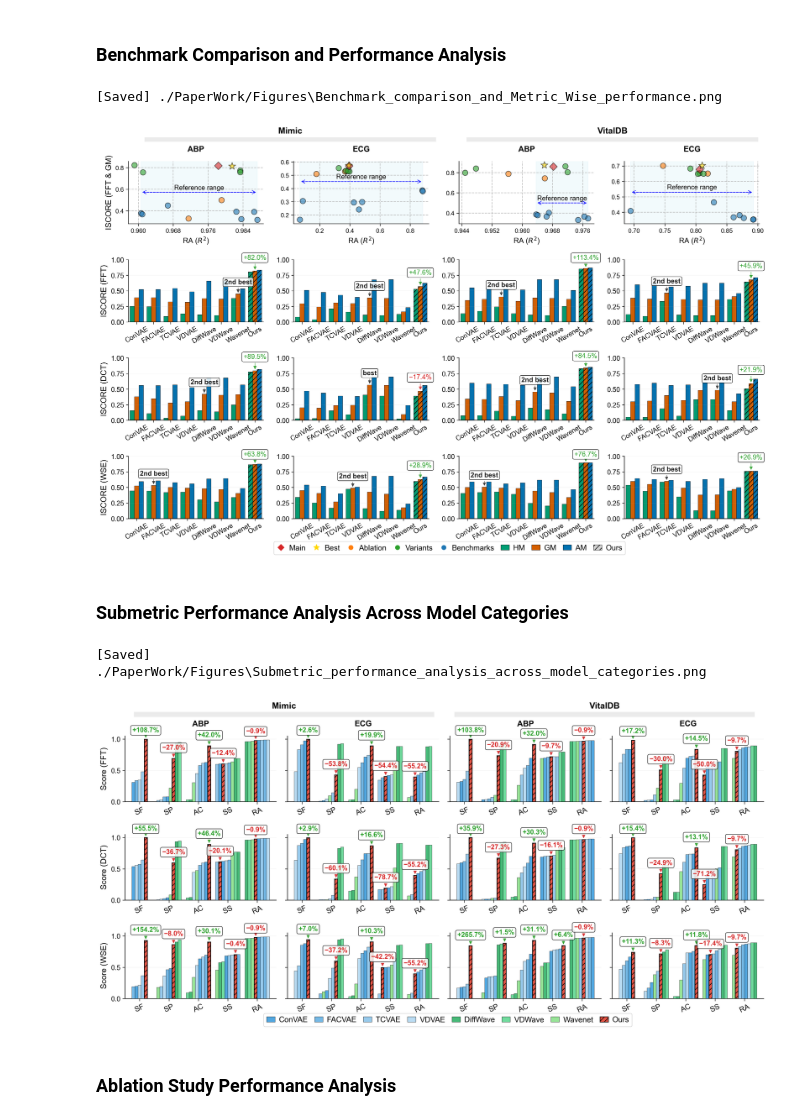
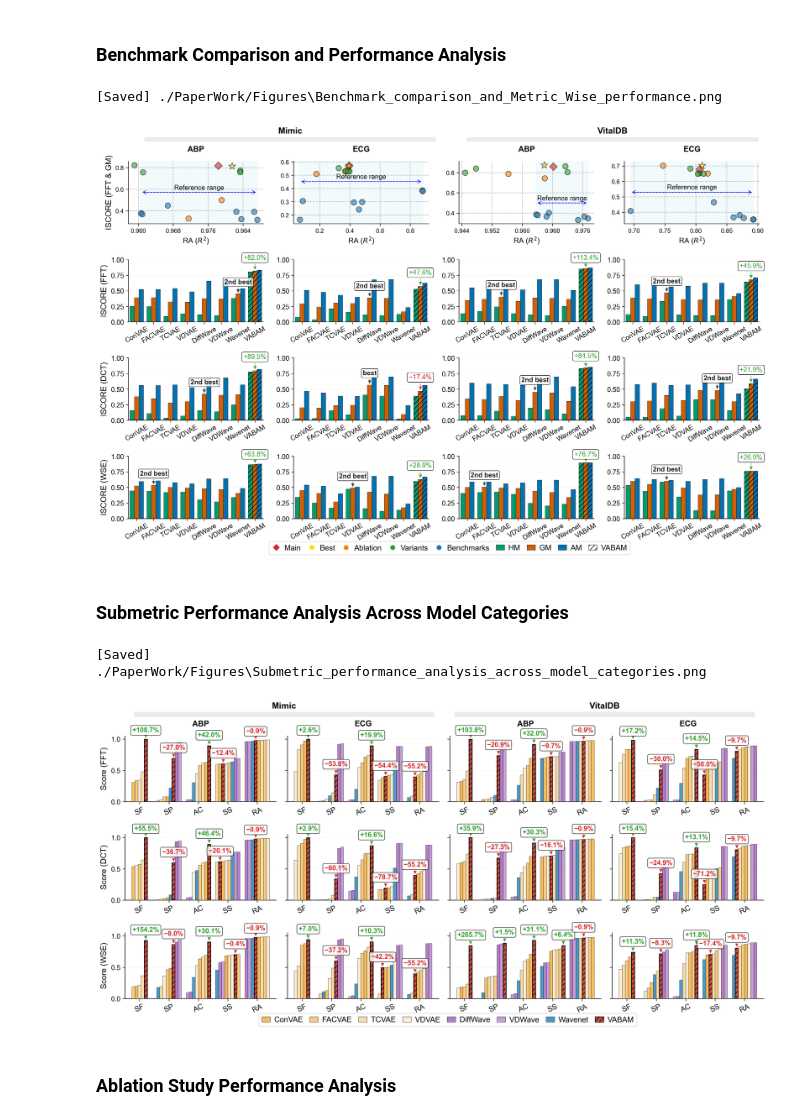
Before and after one commit to cherishleon/VABAM, a Jupyter notebook: VisualizationMetrics.ipynb, the cells around one changed output. Saved outputs shown, nothing was run; the diff lists cells and outputs as text; code cells hidden in the pictures.

```diff
--- a/VisualizationMetrics.ipynb
+++ b/VisualizationMetrics.ipynb
@@ -58,12 +58,12 @@ import numpy as np
 df = BenchCompTabs.copy()
 
 model_order = ['ConVAE','FACVAE','TCVAE','VDVAE',
-               'DiffWave','VDWave','Wavenet','Ours']
+               'DiffWave','VDWave','Wavenet','VABAM']
 
 def get_base_model(name):
     for base in ['ConVAE','FACVAE','TCVAE','VDVAE','DiffWave','VDWave','Wavenet','SKZ','FC']:
         if isinstance(name, str) and base in name:
-            return 'Ours' if base == 'SKZ' or base == 'FC' else base
+            return 'VABAM' if base == 'SKZ' or base == 'FC' else base
     return str(name)
 
 df['ModelName'] = df['Model'].apply(get_base_model)
@@ -351,9 +351,9 @@ for r in range(min(3, len(mapped_row_names))):
         ax.tick_params(axis='y', labelsize=11, length=3.5, width=0.8)
         plt.setp(ax.get_xticklabels(), ha='center')
 
-        # Add hatching to 'Ours' bars
-        if 'Ours' in model_order:
-            our_index = model_order.index('Ours')
+        # Add hatching to 'VABAM' bars
+        if 'VABAM' in model_order:
+            our_index = model_order.index('VABAM')
             for patch in ax.patches:
                 x_pos = patch.get_x() + patch.get_width() / 2
                 bar_group = int(x_pos + 0.5)
@@ -415,16 +415,16 @@ def annotate_gm_diff_4x4(bar_axes, df_long, model_order, mapped_row_names, sourc
                 continue
 
             model_scores = sub.groupby('ModelName', as_index=False, observed=True)['Score'].mean()
-            if 'Ours' not in model_scores['ModelName'].values:
+            if 'VABAM' not in model_scores['ModelName'].values:
                 continue
 
             model_scores = model_scores.sort_values('Score', ascending=False).reset_index(drop=True)
-            our_row = model_scores[model_scores['ModelName'] == 'Ours']
+            our_row = model_scores[model_scores['ModelName'] == 'VABAM']
             if our_row.empty:
                 continue
             our_val = float(our_row['Score'].values[0])
 
-            if model_scores.iloc[0]['ModelName'] == 'Ours':
+            if model_scores.iloc[0]['ModelName'] == 'VABAM':
                 if len(model_scores) < 2:
                     continue
                 cmp_name = model_scores.iloc[1]['ModelName']
@@ -443,9 +443,9 @@ def annotate_gm_diff_4x4(bar_axes, df_long, model_order, mapped_row_names, sourc
             pct_text = f"{sign}{abs(diff_pct):.1f}%"
             pct_color = POS_COLOR if diff_pct >= 0 else NEG_COLOR
 
-            if 'Ours' not in model_order or cmp_name not in model_order:
+            if 'VABAM' not in model_order or cmp_name not in model_order:
                 continue
-            x_idx_our = model_order.index('Ours')
+            x_idx_our = model_order.index('VABAM')
             x_idx_cmp = model_order.index(cmp_name)
 
             ax.annotate(
@@ -479,8 +479,8 @@ bar_legend_handles = [
     Patch(facecolor=metric_palette[k], edgecolor='black', linewidth=0.5, label=label_map[k])
     for k in ['ISCOREhm', 'ISCOREgm', 'ISCOREam']
 ]
-our_patch = Patch(facecolor='lightgray', hatch='///', edgecolor='black',
-                  linewidth=0.5, label='Ours')
+our_patch = Patch(facecolor='white', hatch='///', edgecolor='black',
+                  linewidth=0.5, label='VABAM')
 bar_legend_handles.append(our_patch)
 
 ordered_cats = ['Main', 'Best', 'Ablation', 'Variants', 'Benchmarks']
@@ -530,7 +530,7 @@ print(f"[Saved] {outpath}")
 plt.show()
 # %% [output]
 [Saved] ./PaperWork/Figures\Benchmark_comparison_and_Metric_Wise_performance.png
-[figure, old version]
+[figure, new version]
 # %% [markdown]
 ### Submetric Performance Analysis Across Model Categories
 # %%
@@ -555,13 +555,13 @@ df = df.rename(columns={'MS':'SF', 'MP':'SP'})
 
 # Model configuration
 model_order_display = ['ConVAE','FACVAE','TCVAE','VDVAE',
-                       'DiffWave','VDWave','Wavenet','Ours']
+                       'DiffWave','VDWave','Wavenet','VABAM']
 
 def get_base_model(name: str) -> str:
     bases = ['ConVAE','FACVAE','TCVAE','VDVAE','DiffWave','VDWave','Wavenet','SKZFC']
     for base in bases:
         if isinstance(name, str) and base in name:
-            return 'Ours' if base == 'SKZFC' else base
+            return 'VABAM' if base == 'SKZFC' else base
     return str(name)
 
 # Data preprocessing
@@ -616,26 +616,28 @@ plt.rcParams.update({
 
 # Model color scheme - VAE/Wave category distinction
 COLOR_BY_MODEL = {
-    # VAE family - blue tones
-    'ConVAE': "#3498DB",
-    'FACVAE': "#5DADE2",
-    'TCVAE': "#85C1E9",
-    'VDVAE': "#AED6F1",
+    # VAE family – soft orange tones
+    'ConVAE': "#F5B041",   # soft orange
+    'FACVAE': "#F8C471",   # light orange
+    'TCVAE':  "#F9D79B",   # pale orange
+    'VDVAE': "#FDEBD0",    # cream-peach
 
-    # Wave family - green tones
-    'DiffWave': "#27AE60",
-    'VDWave': "#58D68D",
-    'Wavenet': "#85E085",
+    # Diffusion family – muted purple tones
+    'DiffWave': "#A569BD",   # muted purple
+    'VDWave':   "#BB8FCE",   # light lavender
 
-    # Our model - emphasis color
-    'Ours': "#E74C3C",
+    # Wavenet – navy
+    'Wavenet': "#2E86C1",
+
+    # Our model – emphasis red
+    'VABAM': "#CB4335",       # warm bright red
 }
 
 def get_edge_width(model_name):
-    return 1.2 if str(model_name) == 'Ours' else 0.4
+    return 1.2 if str(model_name) == 'VABAM' else 0.4
 
 def get_alpha(model_name):
-    return 0.95 if str(model_name) == 'Ours' else 0.85
+    return 0.95 if str(model_name) == 'VABAM' else 0.85
 
 # Annotation styling
 bbox_style = dict(boxstyle="round,pad=0.25", facecolor="white", alpha=0.85, linewidth=0.8)
@@ -709,7 +711,7 @@ for r, metric in enumerate(row_labels):
             # Draw bars
             for x, model, val in zip(xs, models_sorted, scores_sorted):
                 color = COLOR_BY_MODEL.get(str(model), '#888888')
-                hatch = '///' if str(model) == 'Ours' else None
+                hatch = '///' if str(model) == 'VABAM' else None
                 edge_width = get_edge_width(model)
                 alpha = get_alpha(model)
 
@@ -723,8 +725,8 @@ for r, metric in enumerate(row_labels):
                        zorder=3)
 
             # Performance comparison annotations
-            if 'Ours' in models_sorted:
-                idx_our = models_sorted.index('Ours')
+            if 'VABAM' in models_sorted:
+                idx_our = models_sorted.index('VABAM')
                 our_val = float(scores_sorted[idx_our])
 
                 idx_best = n_bars - 1
@@ -797,8 +799,8 @@ legend_handles = []
 present_models = [m for m in model_order_display if m in df_long['ModelName'].unique()]
 
 for m in present_models:
-    edge_width = 1.0 if m == 'Ours' else 0.5
-    hatch_pattern = '///' if m == 'Ours' else None
+    edge_width = 1.0 if m == 'VABAM' else 0.5
+    hatch_pattern = '///' if m == 'VABAM' else None
 
     legend_handles.append(
         Patch(
@@ -813,34 +815,34 @@ for m in present_models:
 
 legend = fig.legend(
     handles=legend_handles,
     title=None,
     loc="lower center",
     bbox_to_anchor=(0.54, -0.025),
     ncol=min(8, max(1, len(present_models))),
     frameon=True, borderpad=0.4,
     handlelength=1.1, handletextpad=0.5, columnspacing=0.9,
     fontsize=12.5,
 )
 if legend:
     frame = legend.get_frame()
     frame.set_facecolor("white")
     frame.set_edgecolor("#808080")
     frame.set_alpha(0.35)
     frame.set_linewidth(0.8)
 
 plt.tight_layout(rect=[0.03, 0.0, 1, 0.94])
 
 # Save figure
 SAVE_DIR = './PaperWork/Figures'
 SAVE_NAME = 'Submetric_performance_analysis_across_model_categories.png'
 os.makedirs(SAVE_DIR, exist_ok=True)
 outpath = os.path.join(SAVE_DIR, SAVE_NAME)
 fig.savefig(outpath, bbox_inches="tight", dpi=300, facecolor='white')
 print(f"[Saved] {outpath}")
 plt.show()
 # %% [output]
 [Saved] ./PaperWork/Figures\Submetric_performance_analysis_across_model_categories.png
-[figure, old version]
+[figure, new version]
 # %% [markdown]
 ### Ablation Study Performance Analysis
 # %%
```
